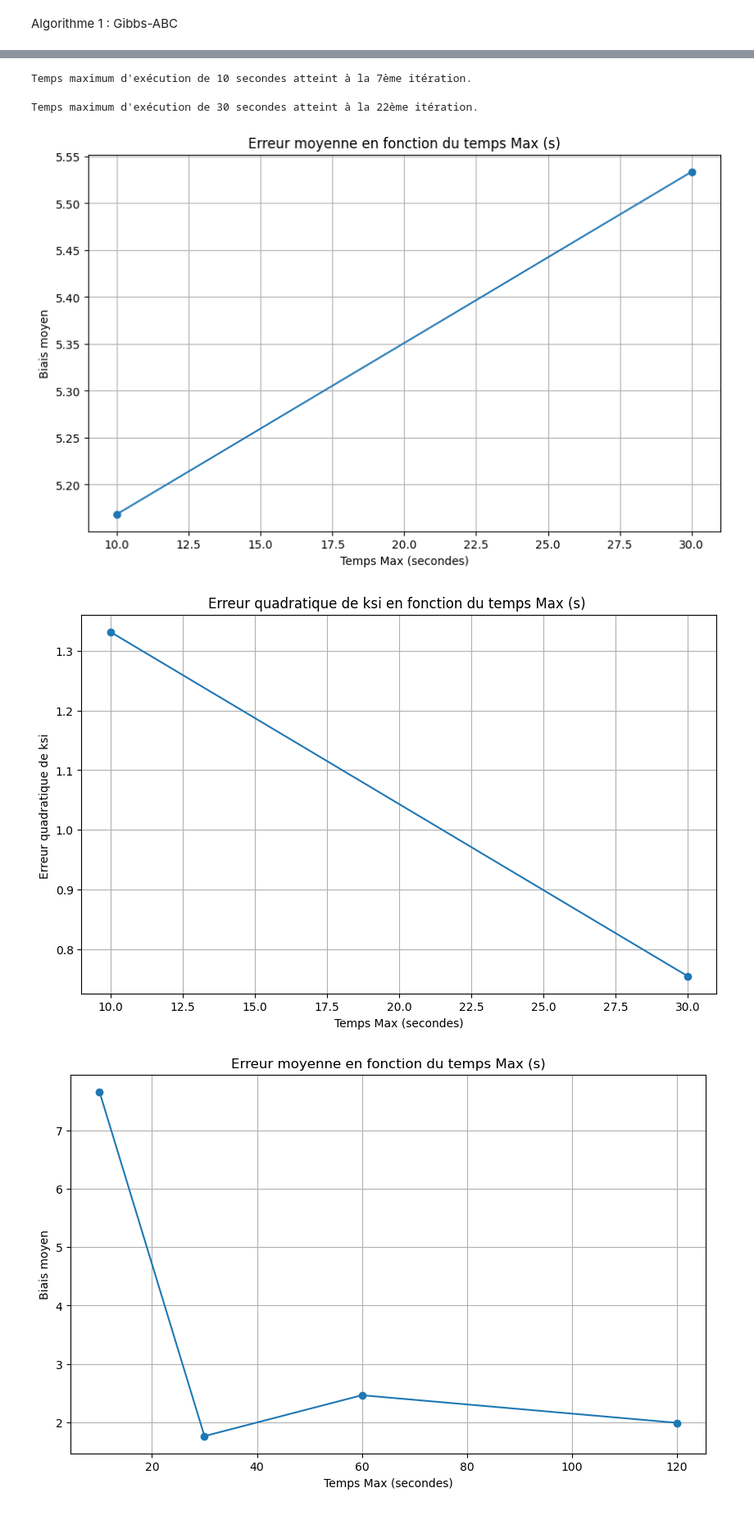
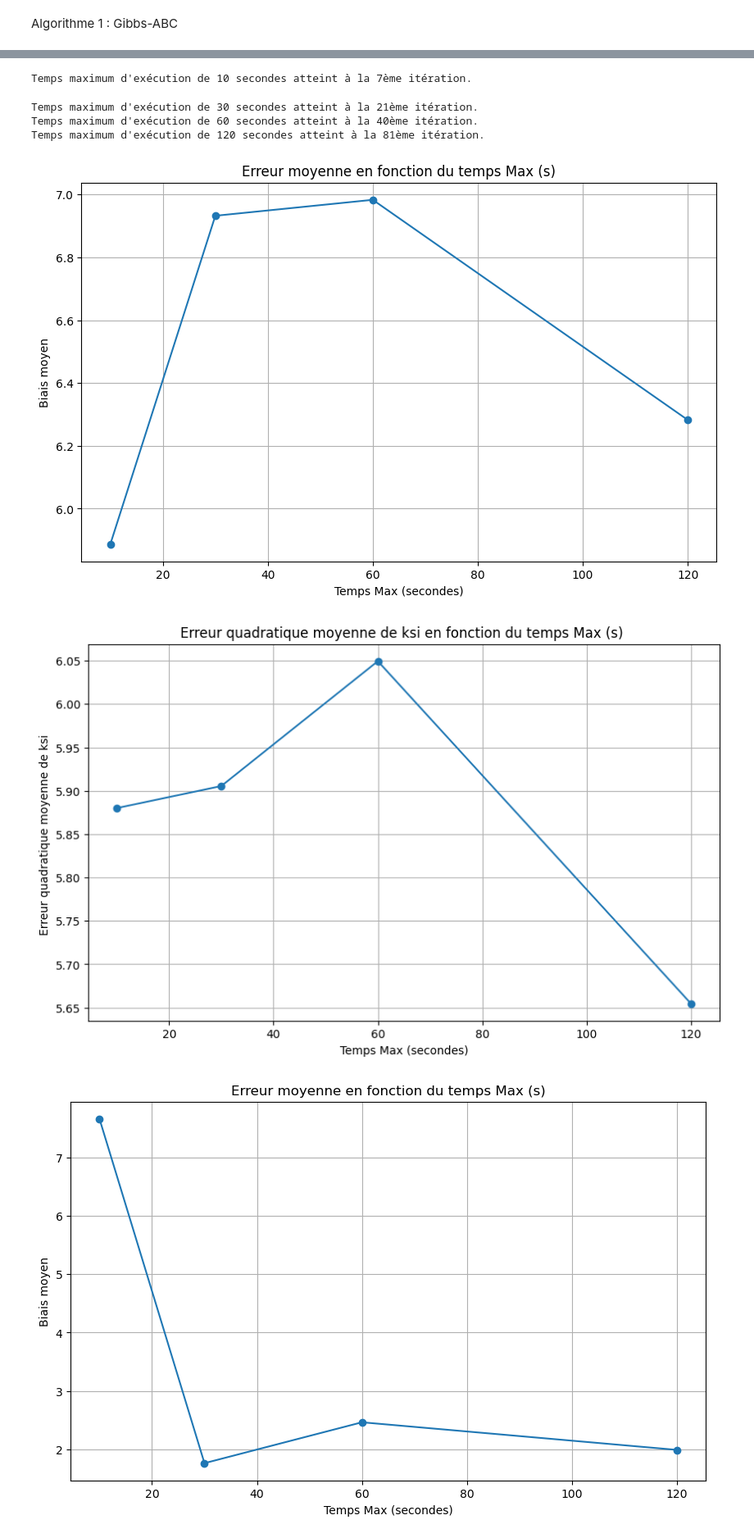
Before and after one commit to sarahthoumyre/GibbsABC, a Jupyter notebook: Main.ipynb, the cells around one changed output, grey strips where cells are left out. Shown: that part at 82% size. Cells and saved outputs as stored; diff of their text form; code cells hidden in the pictures.

```diff
--- a/Main.ipynb
+++ b/Main.ipynb
@@ -303,13 +303,24 @@ def distance(resultats, hyper_real, hypersigm_real):
         'Distance Hyperparamètre': distance_hyper,
         'Distance Hypersigma': distance_hypersigm
     }
+# %%
+def calculate_quadratic_error(estimated_hypersigma, real_hypersigma):
+
+    real_hypersigma = np.array(real_hypersigma)
+
+    mean_estimated_hypersigma = np.mean(estimated_hypersigma, axis=0)
+
+    quadratic_error = np.sqrt(np.sum((mean_estimated_hypersigma - real_hypersigma) ** 2))
+
+    return quadratic_error
 # %%
-temps_max_values = [10, 30]
+temps_max_values = [10, 30, 60, 120]
 standard_error_hyper = []
 standard_error_hypersigma = []
 distance_hyper = []
 distance_hypersigm = []
 epsilon=[]
+erreur_quadratique=[]
 
 for temps_max in temps_max_values:
     resultats = GibbsABC(X, N, M, P, P2, Npts, objectifeps, temps_max, T)
@@ -323,9 +334,13 @@ for temps_max in temps_max_values:
     dist = distance(resultats, hyper_real, hypersigm_real)
     dist_hypersigm=dist['Distance Hypersigma']
     distance_hypersigm.append(dist_hypersigm)
+    erreur_quadra=calculate_quadratic_error(resultats["Hypersigma"], hypersigm_real)
+    erreur_quadratique.append(erreur_quadra)
 # %% [output]
 Temps maximum d'exécution de 10 secondes atteint à la 7ème itération.
-Temps maximum d'exécution de 30 secondes atteint à la 22ème itération.
+Temps maximum d'exécution de 30 secondes atteint à la 21ème itération.
+Temps maximum d'exécution de 60 secondes atteint à la 40ème itération.
+Temps maximum d'exécution de 120 secondes atteint à la 81ème itération.
 # %%
 plt.figure(figsize=(10, 6))
 plt.plot(temps_max_values, distance_hypersigm , marker='o', linestyle='-')
@@ -335,14 +350,14 @@ plt.ylabel('Biais moyen')
 plt.grid(True)
 plt.show()
 # %% [output]
-[figure, old version]
+[figure, new version]
 # %%
 plt.figure(figsize=(10, 6))
-plt.plot(temps_max_values, standard_error_hypersigma, marker='o', linestyle='-')
-plt.title('Erreur quadratique de ksi en fonction du temps Max (s) ')
-plt.ylabel('Erreur quadratique de ksi ')
+plt.plot(temps_max_values, erreur_quadratique, marker='o', linestyle='-')
+plt.title('Erreur quadratique moyenne de ksi_1 en fonction du temps Max (s) ')
+plt.ylabel('Erreur quadratique moyenne de ksi_1 ')
 plt.xlabel('Temps Max (secondes)')
 plt.grid(True)
 plt.show()
 # %% [output]
-[figure, old version]
+[figure, new version]
```
Also changed, not shown: parts of 2 cells of this notebook.
